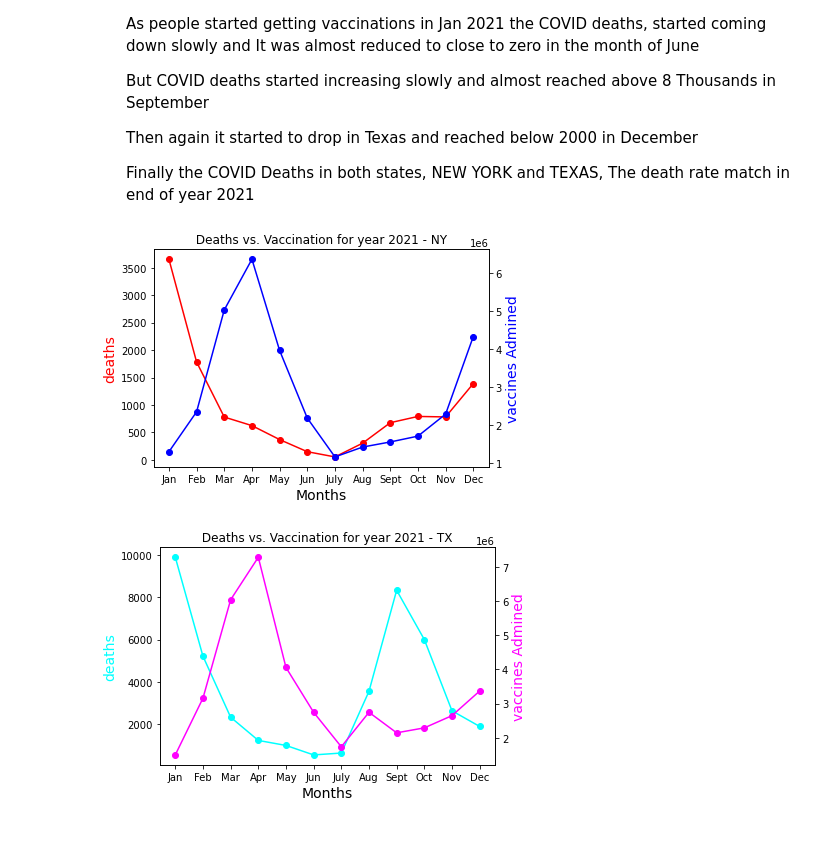
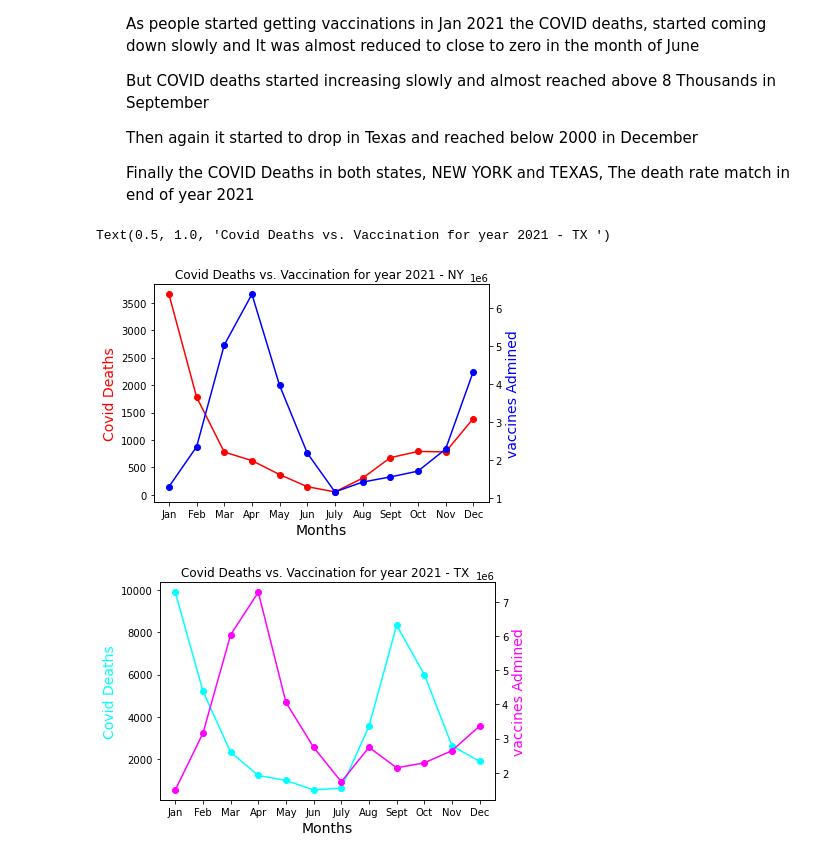
Before and after one commit to kmusunuri1/Project-1, a Jupyter notebook: Kok_vax_adm_impact/kok_vax_admin_impact_rate.ipynb, the cells around one changed output. Cells and saved outputs as stored; diff of their text form; code cells hidden in the pictures.

Commit message:
This is Kokila's Visualization on impact of Covid Vaccination on rate of Covid cases

```diff
--- a/Kok_vax_adm_impact/kok_vax_admin_impact_rate.ipynb
+++ b/Kok_vax_adm_impact/kok_vax_admin_impact_rate.ipynb
@@ -7,7 +7,7 @@ import requests
 import time
 # %%
 # import CSV data file and create a dataframe from that CSV
-vax_df = pd.read_csv("../vax_rates.csv")
+vax_df = pd.read_csv("../vax_rates.csv",thousands= ",")
 vax_df.head(5)
 # %% [output]
 |  | Date | State | Total Cases | Confirmed New C19 Case | Total Death | Confirmed New C19 Death | ... |
@@ -184,46 +199,46 @@ plt.show()
 
 <ul> Finally the COVID Deaths in both states, NEW YORK and TEXAS, The death rate match in end of year 2021 </ul>
 # %%
-# For NEW YORK
+# For NEW YORK Covid Deaths vs. Vaccination
 # creating a line graph to show the variation of covid deaths as people get vaccinated change in the year 2021
 # create figure and axis objects with subplots()
 fig,ax = plt.subplots()
 # make a plot
 ax.plot(x_axis,y_axis_1,color="red", marker="o")
 # set x-axis label
 ax.set_xlabel("Months", fontsize = 14)
 # set y-axis label
-ax.set_ylabel("deaths",color="red",fontsize=14)
+ax.set_ylabel("Covid Deaths",color="red",fontsize=14)
 
 # twin object for two different y-axis on the sample plot
 ax2=ax.twinx()
 # make a plot with different y-axis using second axis object
 ax2.plot(x_axis, y_axis_vac_1,color="blue",marker="o")
 ax2.set_ylabel("vaccines Admined",color="blue",fontsize=14)
-plt.title(" Deaths vs. Vaccination for year 2021 - NY ")
-plt.show()
+plt.title("Covid Deaths vs. Vaccination for year 2021 - NY ")
 
-#  FOR TEXAS
+
+#  FOR TEXAS Covid Deaths vs. Vaccination
 # creating a line graph to show the variation of covid deaths as people get vaccinated change in the year 2021
 # create figure and axis objects with subplots()
 fig,ax = plt.subplots()
 # make a plot
 ax.plot(x_axis,y_axis_2,color="cyan", marker="o")
 # set x-axis label
 ax.set_xlabel("Months", fontsize = 14)
 # set y-axis label
-ax.set_ylabel("deaths",color="cyan",fontsize=14)
+ax.set_ylabel("Covid Deaths",color="cyan",fontsize=14)
 
 # twin object for two different y-axis on the sample plot
 ax2=ax.twinx()
 # make a plot with different y-axis using second axis object
 ax2.plot(x_axis, y_axis_vac_2,color="fuchsia",marker="o")
 ax2.set_ylabel("vaccines Admined",color="fuchsia",fontsize=14)
-plt.title(" Deaths vs. Vaccination for year 2021 - TX ")
-plt.show()
+plt.title("Covid Deaths vs. Vaccination for year 2021 - TX ")
 # %% [output]
+Text(0.5, 1.0, 'Covid Deaths vs. Vaccination for year 2021 - TX ')
-[figure, old version]
+[figure, new version]
-[figure, old version]
+[figure, new version]
 # %% [markdown]
 <h1> Analysis of the above Linechart of COVID Deaths and Vaccination for NEW YORK and TEXAS </h1>
 <h2> NEW YORK </h2>
```
Also changed, not shown: parts of 18 cells of this notebook.
